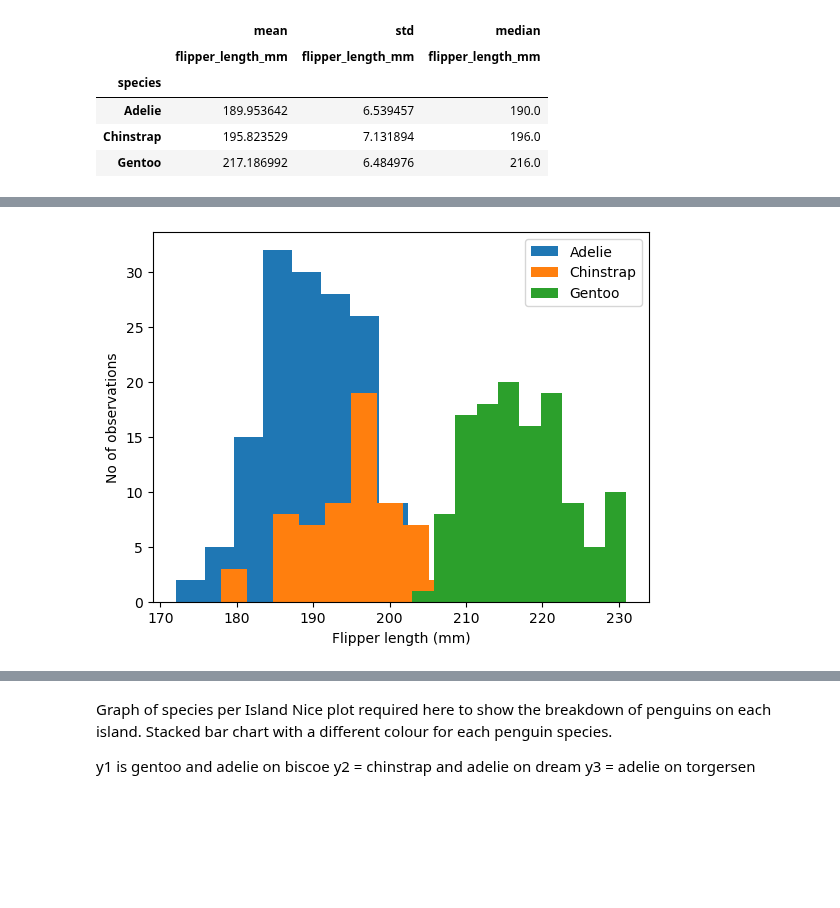
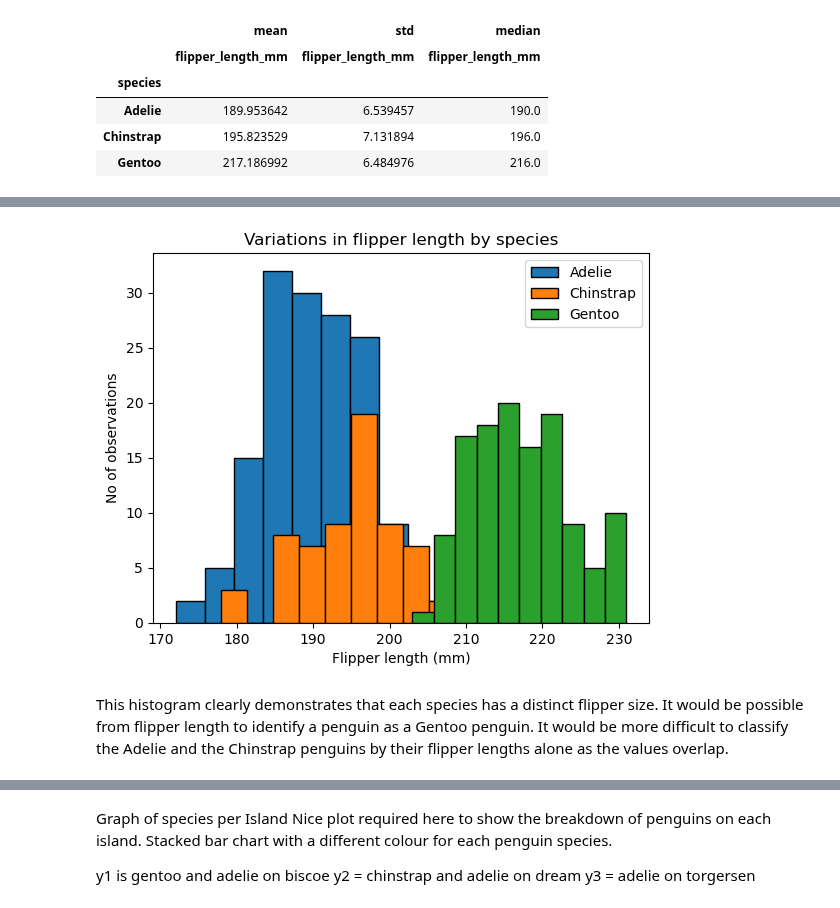
Before and after one commit to IreneKilgannon/DataAnalytics, a Jupyter notebook: penguins.ipynb, the cells around one changed output, grey strips where cells are left out. Drawn from its saved outputs; the diff is of its cells as text; code cells hidden in the pictures; blank space fills up the shorter version.

```diff
--- a/penguins.ipynb
+++ b/penguins.ipynb
@@ -281,0 +291,7 @@ Name: flipper_length_mm, dtype: float64
+# %%
+# I had difficulty selecting the the flipper length by species from the above table. Simplified the task. Not ideal but it will do for now.
+# COME BACK TO THIS IN A FEW WEEKS WHEN I FIGURE OUT WHAT I'M DOING
+
+# A new dataframe with only the species and flipper length variables.
+flipper_length = species_index[["flipper_length_mm"]]
+flipper_length.head()
@@ -294,11 +312,18 @@ Text(0.5, 1.0, 'Variations in penguin flipper length')
 # %%
+# Histogram of the variations in flipper length by species.
+
+# This is my histogram for the task.
+
 fig, ax = plt.subplots()
-ax.hist(adelie_flipper, label = "Adelie")
-ax.hist(chinstrap_flipper, label = "Chinstrap")
-ax.hist(gentoo_flipper, label = "Gentoo")
+ax.hist(adelie_flipper, label = "Adelie", edgecolor = "black")
+ax.hist(chinstrap_flipper, label = "Chinstrap", edgecolor = "black")
+ax.hist(gentoo_flipper, label = "Gentoo", edgecolor = "black")
+ax.set_title("Variations in flipper length by species")
 ax.set_xlabel("Flipper length (mm)")
 ax.set_ylabel("No of observations")
 ax.legend()
 plt.show()
 # %% [output]
-[figure, old version]
+[figure, new version]
+# %% [markdown]
+This histogram clearly demonstrates that each species has a distinct flipper size. It would be possible from flipper length to identify a penguin as a Gentoo penguin. It would be more difficult to classify the Adelie and the Chinstrap penguins by their flipper lengths alone as the values overlap.
```
Also changed, not shown: parts of 14 cells of this notebook.
